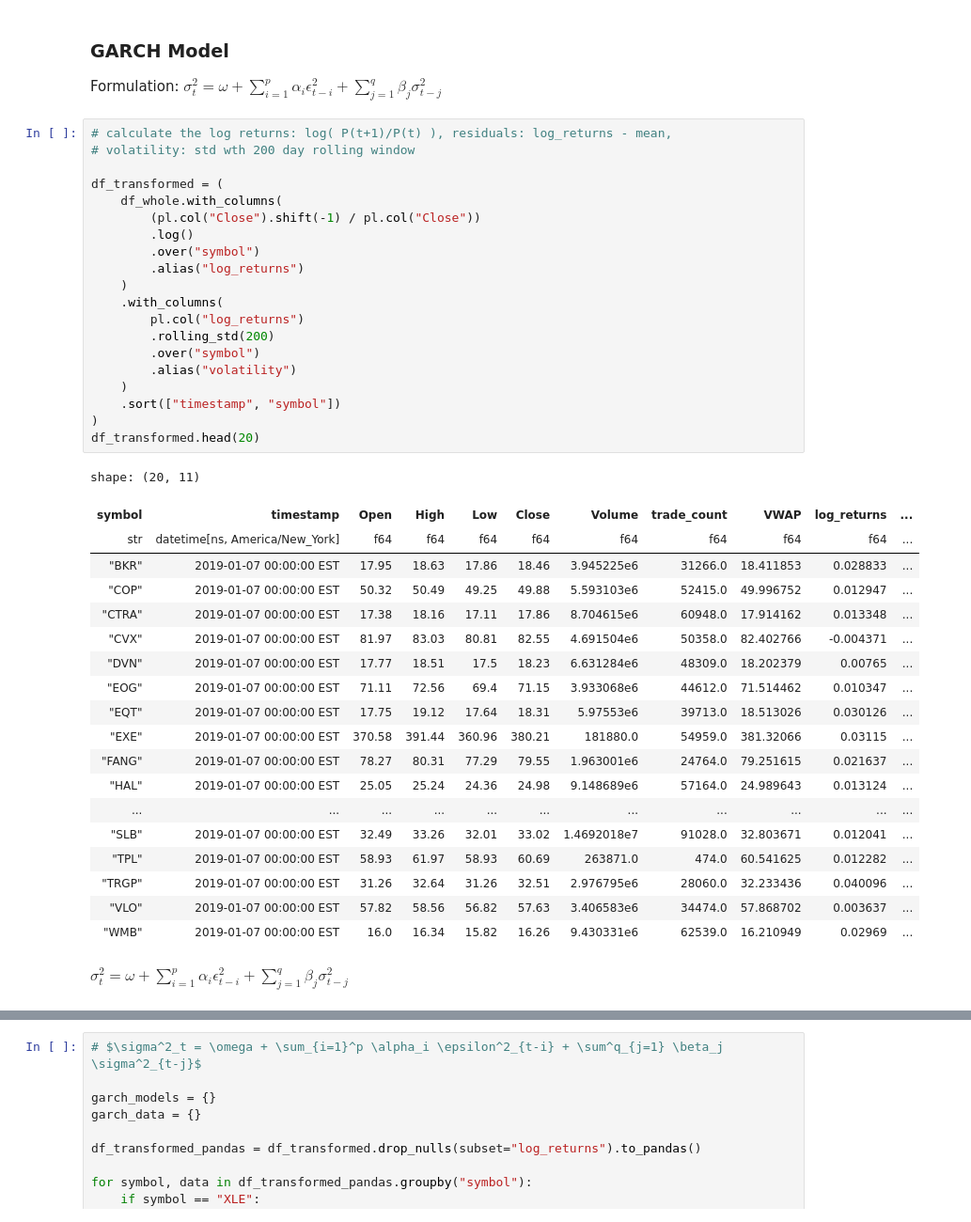
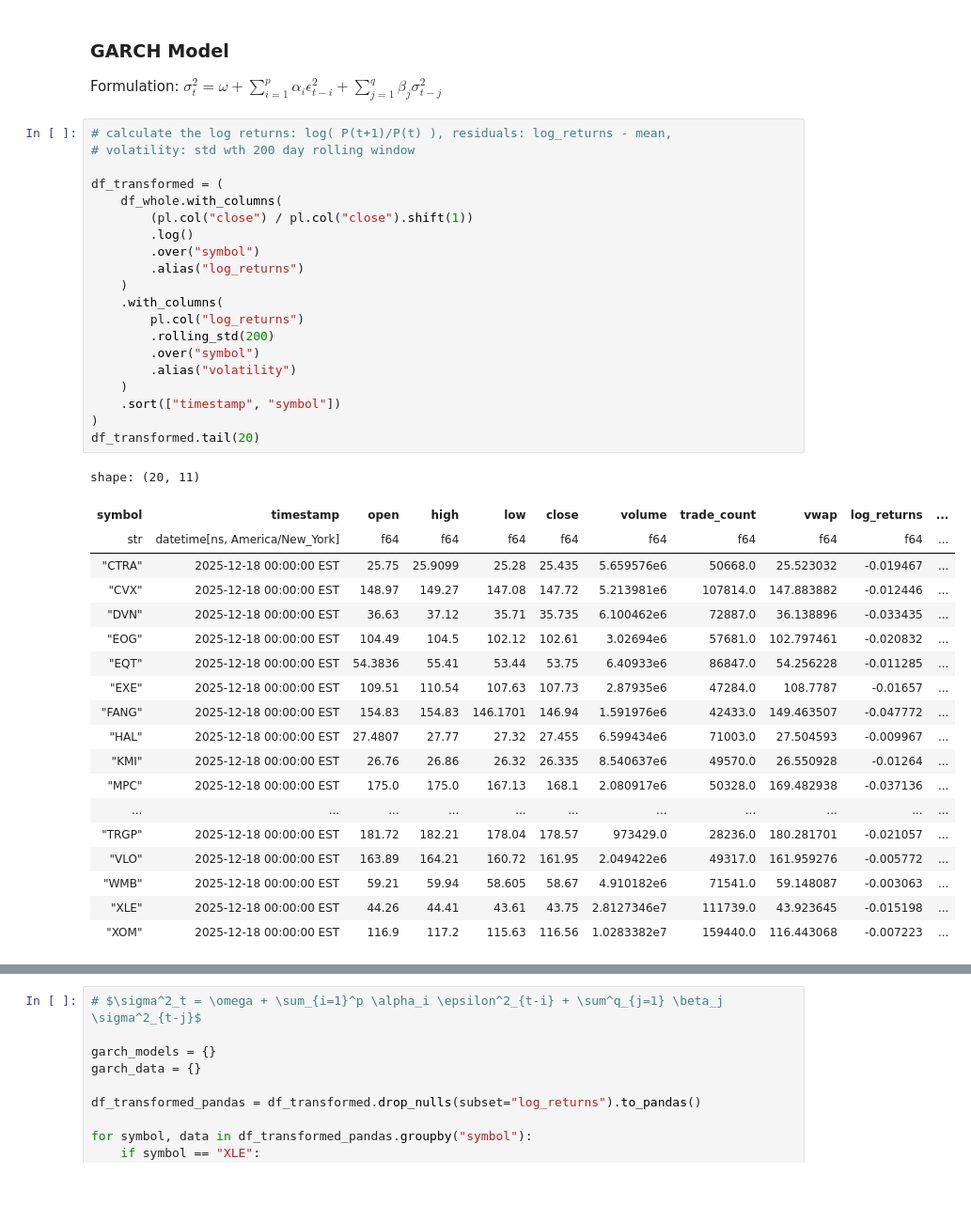
Before and after one commit to zhatz111/quant-alpha-model, a Jupyter notebook: notebooks/03_regime-detection.ipynb, the cells around one changed output, grey strips where cells are left out. Shown at 94% size. Saved outputs shown, nothing was run; the diff lists cells and outputs as text; blank space fills up the shorter version.

```diff
--- a/notebooks/03_regime-detection.ipynb
+++ b/notebooks/03_regime-detection.ipynb
@@ -230,42 +209,40 @@ Formulation: $\sigma^2_t = \omega + \sum_{i=1}^p \alpha_i \epsilon^2_{t-i} + \su
 # %%
 # calculate the log returns: log( P(t+1)/P(t) ), residuals: log_returns - mean,
 # volatility: std wth 200 day rolling window
 
 df_transformed = (
     df_whole.with_columns(
-        (pl.col("Close").shift(-1) / pl.col("Close"))
+        (pl.col("close") / pl.col("close").shift(1))
         .log()
         .over("symbol")
         .alias("log_returns")
     )
     .with_columns(
         pl.col("log_returns")
         .rolling_std(200)
         .over("symbol")
         .alias("volatility")
     )
     .sort(["timestamp", "symbol"])
 )
-df_transformed.head(20)
+df_transformed.tail(20)
 # %% [output]
 shape: (20, 11)
-| symbol | timestamp | Open | High | Low | Close | Volume | trade_count | VWAP | log_returns | ... |
+| symbol | timestamp | open | high | low | close | volume | trade_count | vwap | log_returns | ... |
 | str | datetime[ns, America/New_York] | f64 | f64 | f64 | f64 | f64 | f64 | f64 | f64 | ... |
-| "BKR" | 2019-01-07 00:00:00 EST | 17.95 | 18.63 | 17.86 | 18.46 | 3.945225e6 | 31266.0 | 18.411853 | 0.028833 | ... |
-| "COP" | 2019-01-07 00:00:00 EST | 50.32 | 50.49 | 49.25 | 49.88 | 5.593103e6 | 52415.0 | 49.996752 | 0.012947 | ... |
-| "CTRA" | 2019-01-07 00:00:00 EST | 17.38 | 18.16 | 17.11 | 17.86 | 8.704615e6 | 60948.0 | 17.914162 | 0.013348 | ... |
-| "CVX" | 2019-01-07 00:00:00 EST | 81.97 | 83.03 | 80.81 | 82.55 | 4.691504e6 | 50358.0 | 82.402766 | -0.004371 | ... |
-| "DVN" | 2019-01-07 00:00:00 EST | 17.77 | 18.51 | 17.5 | 18.23 | 6.631284e6 | 48309.0 | 18.202379 | 0.00765 | ... |
-| "EOG" | 2019-01-07 00:00:00 EST | 71.11 | 72.56 | 69.4 | 71.15 | 3.933068e6 | 44612.0 | 71.514462 | 0.010347 | ... |
-| "EQT" | 2019-01-07 00:00:00 EST | 17.75 | 19.12 | 17.64 | 18.31 | 5.97553e6 | 39713.0 | 18.513026 | 0.030126 | ... |
-| "EXE" | 2019-01-07 00:00:00 EST | 370.58 | 391.44 | 360.96 | 380.21 | 181880.0 | 54959.0 | 381.32066 | 0.03115 | ... |
-| "FANG" | 2019-01-07 00:00:00 EST | 78.27 | 80.31 | 77.29 | 79.55 | 1.963001e6 | 24764.0 | 79.251615 | 0.021637 | ... |
-| "HAL" | 2019-01-07 00:00:00 EST | 25.05 | 25.24 | 24.36 | 24.98 | 9.148689e6 | 57164.0 | 24.989643 | 0.013124 | ... |
+| "CTRA" | 2025-12-18 00:00:00 EST | 25.75 | 25.9099 | 25.28 | 25.435 | 5.659576e6 | 50668.0 | 25.523032 | -0.019467 | ... |
+| "CVX" | 2025-12-18 00:00:00 EST | 148.97 | 149.27 | 147.08 | 147.72 | 5.213981e6 | 107814.0 | 147.883882 | -0.012446 | ... |
+| "DVN" | 2025-12-18 00:00:00 EST | 36.63 | 37.12 | 35.71 | 35.735 | 6.100462e6 | 72887.0 | 36.138896 | -0.033435 | ... |
+| "EOG" | 2025-12-18 00:00:00 EST | 104.49 | 104.5 | 102.12 | 102.61 | 3.02694e6 | 57681.0 | 102.797461 | -0.020832 | ... |
+| "EQT" | 2025-12-18 00:00:00 EST | 54.3836 | 55.41 | 53.44 | 53.75 | 6.40933e6 | 86847.0 | 54.256228 | -0.011285 | ... |
+| "EXE" | 2025-12-18 00:00:00 EST | 109.51 | 110.54 | 107.63 | 107.73 | 2.87935e6 | 47284.0 | 108.7787 | -0.01657 | ... |
+| "FANG" | 2025-12-18 00:00:00 EST | 154.83 | 154.83 | 146.1701 | 146.94 | 1.591976e6 | 42433.0 | 149.463507 | -0.047772 | ... |
+| "HAL" | 2025-12-18 00:00:00 EST | 27.4807 | 27.77 | 27.32 | 27.455 | 6.599434e6 | 71003.0 | 27.504593 | -0.009967 | ... |
+| "KMI" | 2025-12-18 00:00:00 EST | 26.76 | 26.86 | 26.32 | 26.335 | 8.540637e6 | 49570.0 | 26.550928 | -0.01264 | ... |
+| "MPC" | 2025-12-18 00:00:00 EST | 175.0 | 175.0 | 167.13 | 168.1 | 2.080917e6 | 50328.0 | 169.482938 | -0.037136 | ... |
 | ... | ... | ... | ... | ... | ... | ... | ... | ... | ... | ... |
-| "SLB" | 2019-01-07 00:00:00 EST | 32.49 | 33.26 | 32.01 | 33.02 | 1.4692018e7 | 91028.0 | 32.803671 | 0.012041 | ... |
-| "TPL" | 2019-01-07 00:00:00 EST | 58.93 | 61.97 | 58.93 | 60.69 | 263871.0 | 474.0 | 60.541625 | 0.012282 | ... |
-| "TRGP" | 2019-01-07 00:00:00 EST | 31.26 | 32.64 | 31.26 | 32.51 | 2.976795e6 | 28060.0 | 32.233436 | 0.040096 | ... |
-| "VLO" | 2019-01-07 00:00:00 EST | 57.82 | 58.56 | 56.82 | 57.63 | 3.406583e6 | 34474.0 | 57.868702 | 0.003637 | ... |
-| "WMB" | 2019-01-07 00:00:00 EST | 16.0 | 16.34 | 15.82 | 16.26 | 9.430331e6 | 62539.0 | 16.210949 | 0.02969 | ... |
+| "TRGP" | 2025-12-18 00:00:00 EST | 181.72 | 182.21 | 178.04 | 178.57 | 973429.0 | 28236.0 | 180.281701 | -0.021057 | ... |
+| "VLO" | 2025-12-18 00:00:00 EST | 163.89 | 164.21 | 160.72 | 161.95 | 2.049422e6 | 49317.0 | 161.959276 | -0.005772 | ... |
+| "WMB" | 2025-12-18 00:00:00 EST | 59.21 | 59.94 | 58.605 | 58.67 | 4.910182e6 | 71541.0 | 59.148087 | -0.003063 | ... |
+| "XLE" | 2025-12-18 00:00:00 EST | 44.26 | 44.41 | 43.61 | 43.75 | 2.8127346e7 | 111739.0 | 43.923645 | -0.015198 | ... |
+| "XOM" | 2025-12-18 00:00:00 EST | 116.9 | 117.2 | 115.63 | 116.56 | 1.0283382e7 | 159440.0 | 116.443068 | -0.007223 | ... |
-# %% [markdown]
-$\sigma^2_t = \omega + \sum_{i=1}^p \alpha_i \epsilon^2_{t-i} + \sum^q_{j=1} \beta_j \sigma^2_{t-j}$
```
Also changed, not shown: parts of 18 cells of this notebook, 37 other files.
